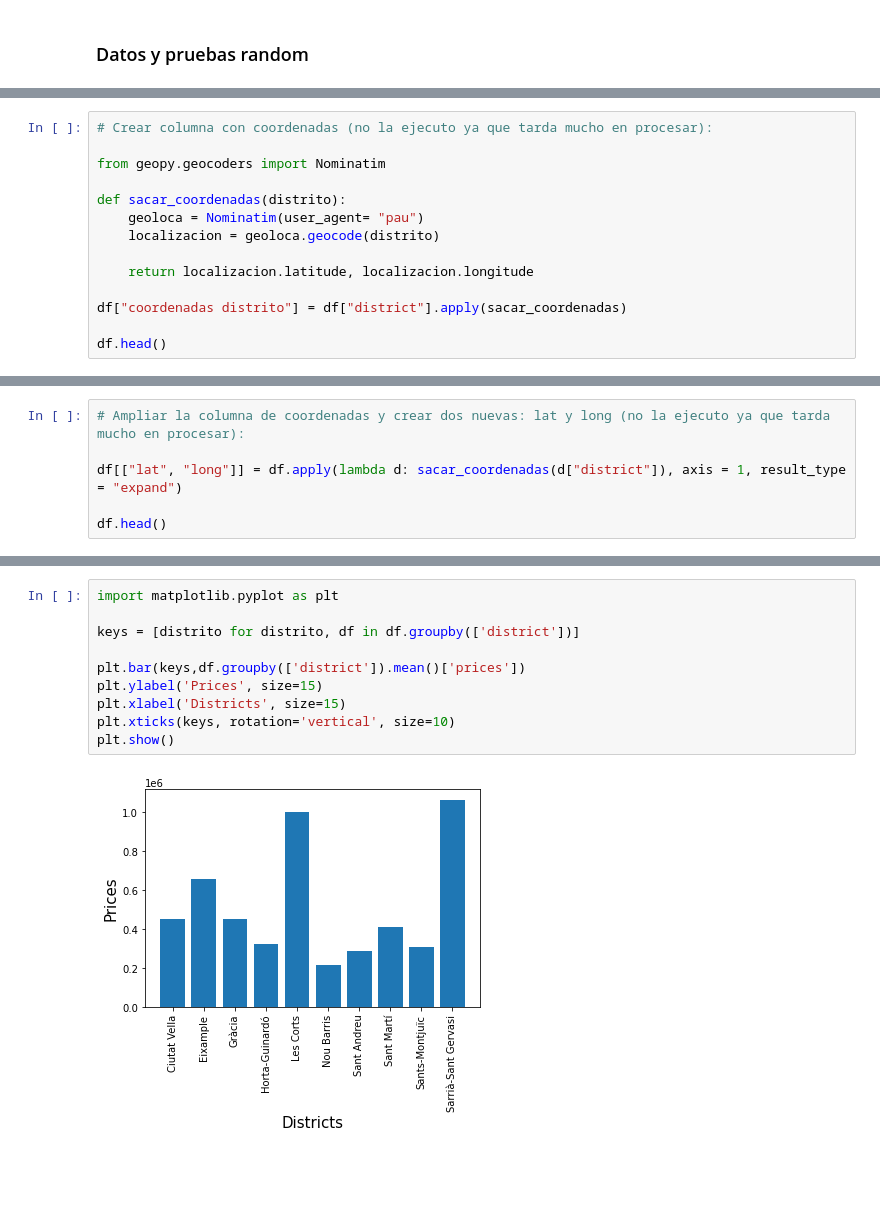
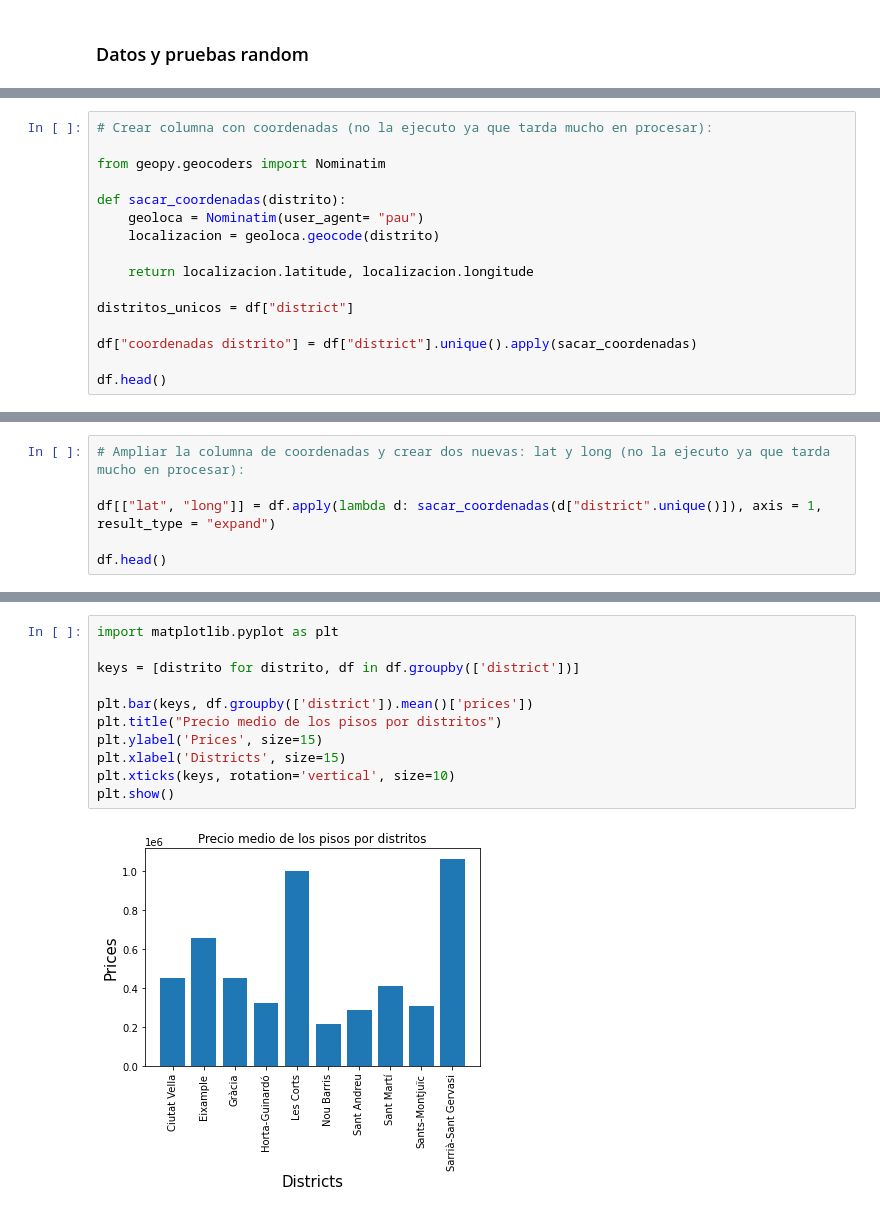
Before and after one commit to pauclaret/idealista_prices, a Jupyter notebook: test.ipynb, the cells around one changed output, grey strips where cells are left out. Cells and saved outputs as stored; diff of their text form; blank space fills up the shorter version.

Commit message:
añadiendo visualización

```diff
--- a/test.ipynb
+++ b/test.ipynb
@@ -249,6 +249,8 @@ def sacar_coordenadas(distrito):
 
     return localizacion.latitude, localizacion.longitude
 
-df["coordenadas distrito"] = df["district"].apply(sacar_coordenadas)
+distritos_unicos = df["district"]
+
+df["coordenadas distrito"] = df["district"].unique().apply(sacar_coordenadas)
 
 df.head()
@@ -255,6 +259,6 @@ df.head()
 # %%
 # Ampliar la columna de coordenadas y crear dos nuevas: lat y long (no la ejecuto ya que tarda mucho en procesar):
 
-df[["lat", "long"]] = df.apply(lambda d: sacar_coordenadas(d["district"]), axis = 1, result_type = "expand")
+df[["lat", "long"]] = df.apply(lambda d: sacar_coordenadas(d["district".unique()]), axis = 1, result_type = "expand")
 
 df.head()
@@ -294,12 +300,13 @@ df.head()
 # %%
 import matplotlib.pyplot as plt
 
 keys = [distrito for distrito, df in df.groupby(['district'])]
 
-plt.bar(keys,df.groupby(['district']).mean()['prices'])
+plt.bar(keys, df.groupby(['district']).mean()['prices'])
+plt.title("Precio medio de los pisos por distritos")
 plt.ylabel('Prices', size=15)
 plt.xlabel('Districts', size=15)
 plt.xticks(keys, rotation='vertical', size=10)
 plt.show()
 # %% [output]
-[figure, old version]
+[figure, new version]
```
Also changed, not shown: parts of 10 cells of this notebook.
